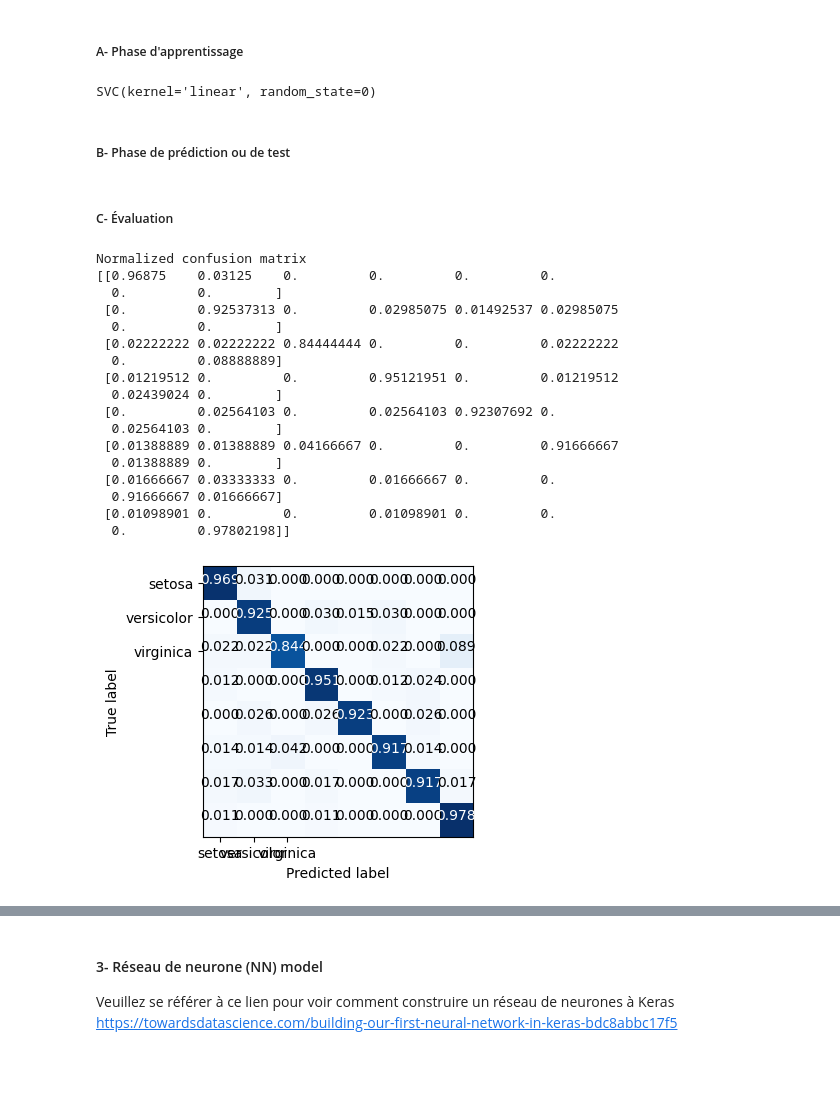
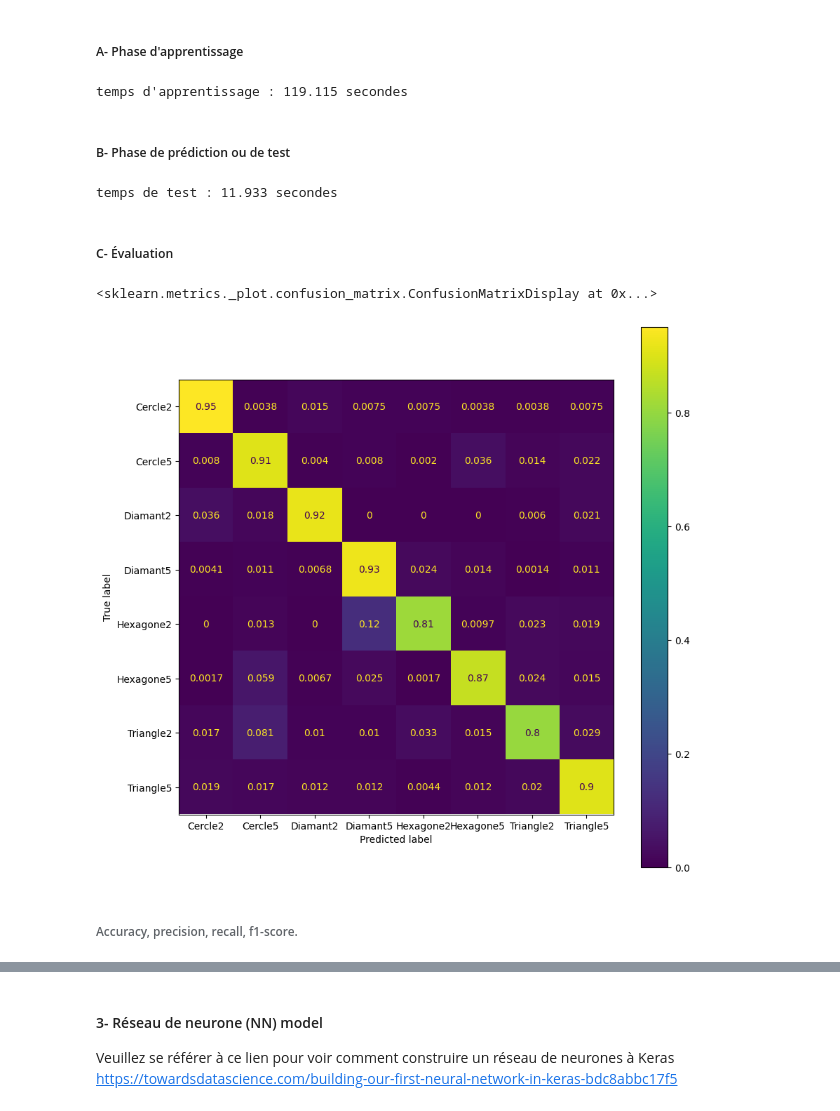
Before and after one commit to damiendesvent/LOG635-H2023-EqA, a Jupyter notebook: Labo_2/src/log-635_labo_2_eqA.ipynb, the cells around one changed output, grey strips where cells are left out. Drawn from its saved outputs; the diff is of its cells as text; code cells hidden in the pictures; blank space fills up the shorter version.

```diff
--- a/Labo_2/src/log-635_labo_2_eqA.ipynb
+++ b/Labo_2/src/log-635_labo_2_eqA.ipynb
@@ -152,17 +334,16 @@ Méthode 1 d'affichage
 # %%
 from sklearn.metrics import ConfusionMatrixDisplay
 
-class_names = iris.target_names.tolist()
+class_names = dataset.target_names.tolist()
 
 # the confusion matrix is normalized over the true conditions (e.g. rows);
 cf_matrix = confusion_matrix(y_true=y_test.argmax(axis=1),
-                             y_pred=y_pred.argmax(axis=1),
+                             y_pred=y_pred_knn.argmax(axis=1),
                              normalize='true')
 
 cf_disp = ConfusionMatrixDisplay(confusion_matrix=cf_matrix,
                                display_labels=class_names)
 
-test= cf_disp.plot(cmap=plt.cm.Blues,
-              values_format='.3f', xticks_rotation='horizontal')
-plt.plot()
+fig, ax = plt.subplots(figsize=(10,10))
+cf_disp.plot(ax=ax)
 # %% [output]
@@ -327,46 +380,50 @@ Veuillez référer à ce lien afin de comprendre les parametres de cet algorithm
 ##### A- Phase d'apprentissage
 # %%
 from sklearn.svm import SVC
+
+start = time.time()
 
 svm = SVC(kernel = 'linear', random_state = 0)
 
 #Entrainer le modèle pour les données
 
-svm.fit(x_train, y_train.argmax(axis=1))
+svm.fit(x_train_val, y_train_val.argmax(axis=1))
+
+end = time.time()
+
+training_time_svc = end - start
+
+print('temps d\'apprentissage : {:.3f} secondes'.format(training_time_svc))
 # %% [output]
-SVC(kernel='linear', random_state=0)
+temps d'apprentissage : 119.115 secondes
 # %% [markdown]
 ##### B- Phase de prédiction ou de test
 # %%
-y_pred = svm.predict(x_test)
+start = time.time()
+
+y_pred_svm = svm.predict(x_test)
+
+end = time.time()
+
+testing_time_svc = end - start
+
+print('temps de test : {:.3f} secondes'.format(testing_time_svc))
+# %% [output]
+temps de test : 11.933 secondes
 # %% [markdown]
 ##### C- Évaluation
 # %%
-cm= confusion_matrix(y_test.argmax(axis=1), y_pred)
+cf_matrix = confusion_matrix(y_true=y_test.argmax(axis=1),
+                             y_pred=y_pred_svm,
+                             normalize='true')
 
-class_names = ['setosa', 'versicolor', 'virginica']
+cf_disp = ConfusionMatrixDisplay(confusion_matrix=cf_matrix,
+                               display_labels=class_names)
 
-
-fig = plt.figure(figsize=(4, 4))
-
-plot_confusion_matrix(cm, classes=class_names, title='')
-fig.tight_layout()
+fig, ax = plt.subplots(figsize=(10,10))
+cf_disp.plot(ax=ax)
 # %% [output]
-Normalized confusion matrix
-[[0.96875    0.03125    0.         0.         0.         0.
-  0.         0.        ]
- [0.         0.92537313 0.         0.02985075 0.01492537 0.02985075
-  0.         0.        ]
- [0.02222222 0.02222222 0.84444444 0.         0.         0.02222222
-  0.         0.08888889]
- [0.01219512 0.         0.         0.95121951 0.         0.01219512
-  0.02439024 0.        ]
- [0.         0.02564103 0.         0.02564103 0.92307692 0.
-  0.02564103 0.        ]
- [0.01388889 0.01388889 0.04166667 0.         0.         0.91666667
-  0.01388889 0.        ]
- [0.01666667 0.03333333 0.         0.01666667 0.         0.
-  0.91666667 0.01666667]
- [0.01098901 0.         0.         0.01098901 0.         0.
-  0.         0.97802198]]
+<sklearn.metrics._plot.confusion_matrix.ConfusionMatrixDisplay at 0x...>
-[figure, old version]
+[figure, new version]
+# %% [markdown]
+###### Accuracy, precision, recall, f1-score.
```
Also changed, not shown: parts of 67 cells of this notebook, 1 other file.
